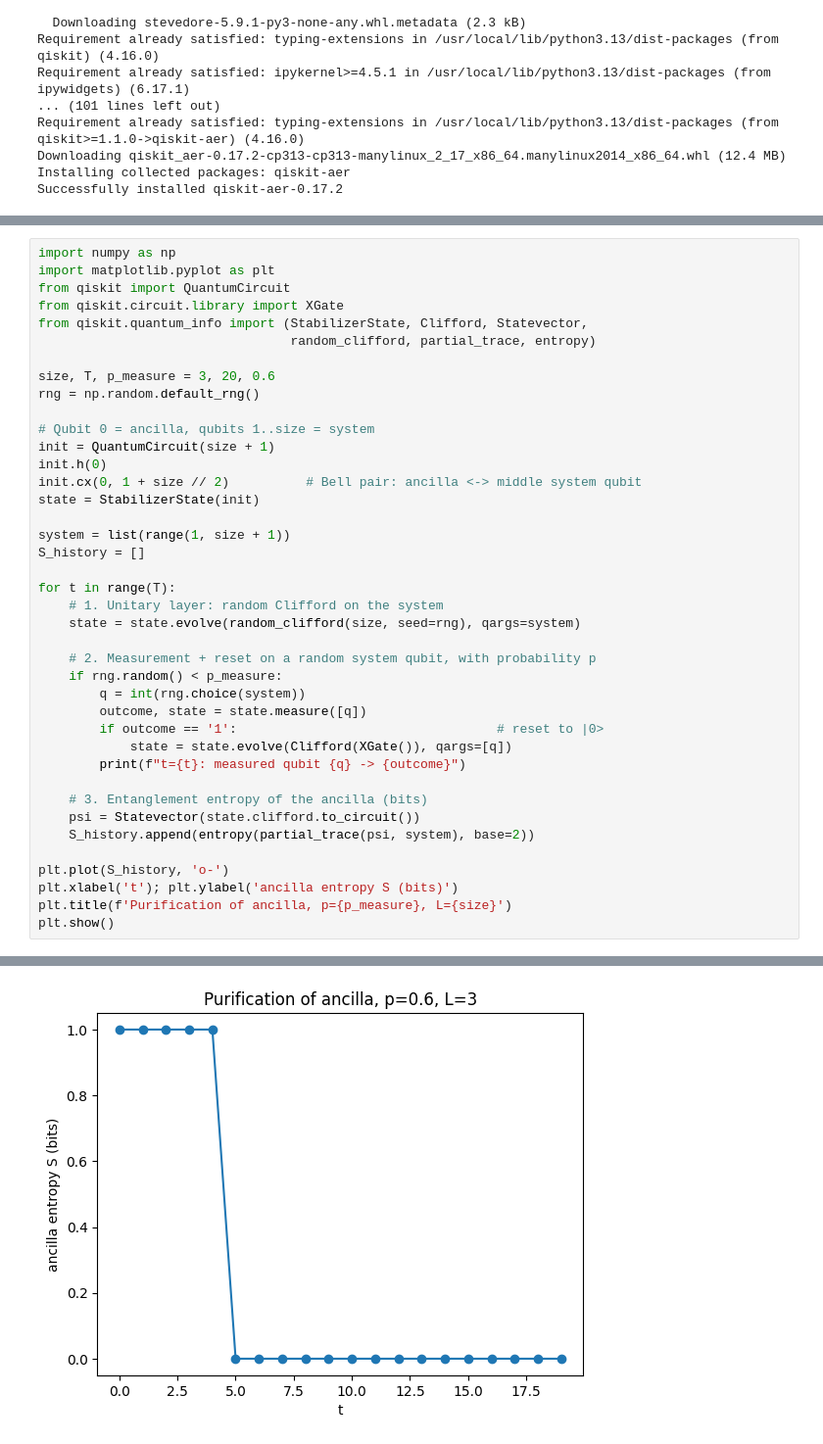
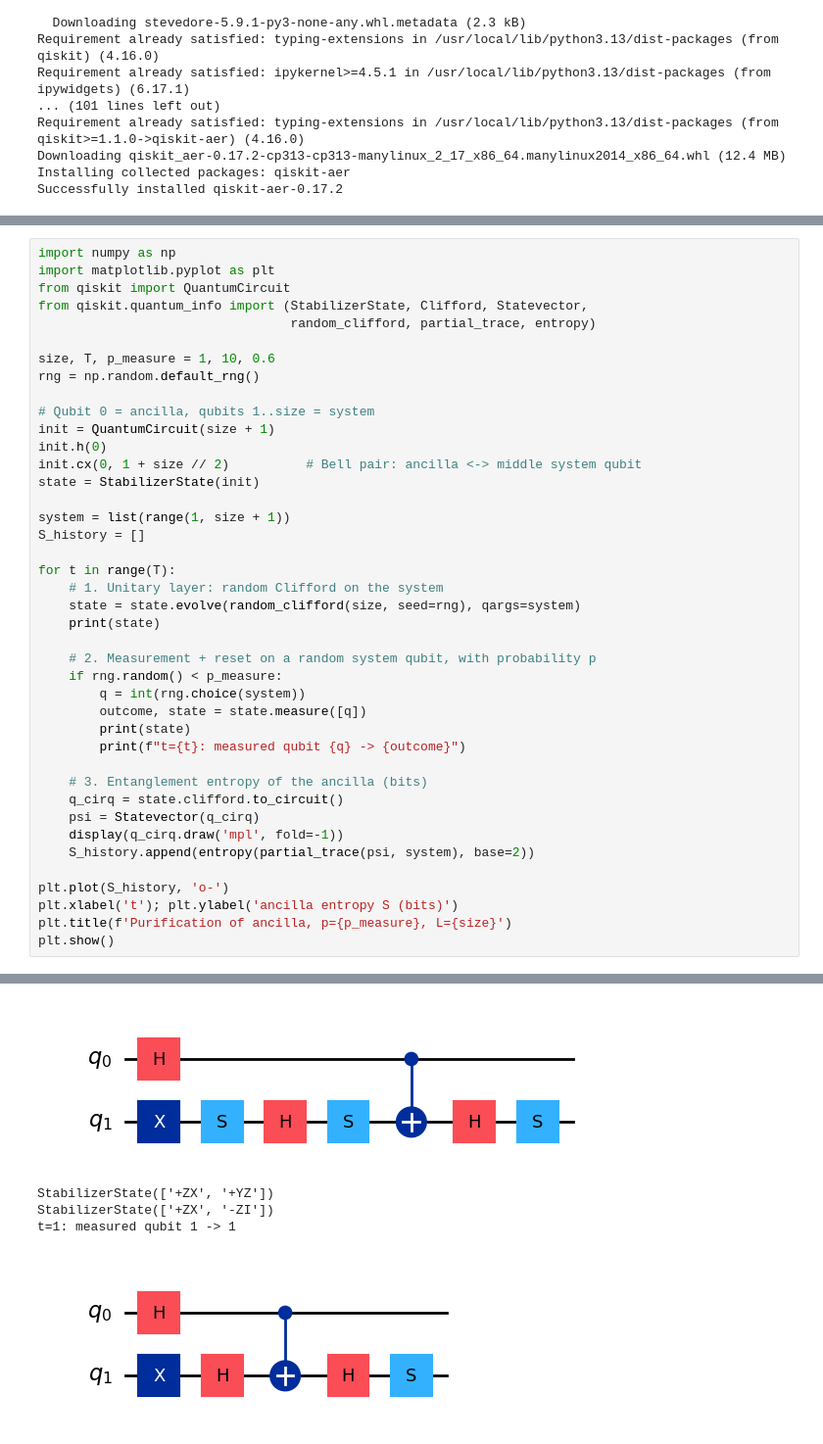
Before and after one commit to AKookani/BrickwallCliffordCircuit, a Jupyter notebook: Measurement induced dynamics with Stabilizer formalism.ipynb, the cells around one changed output, grey strips where cells are left out. Shown at 98% size. Saved outputs shown, nothing was run; the diff lists cells and outputs as text.

```diff
--- a/Measurement induced dynamics with Stabilizer formalism.ipynb
+++ b/Measurement induced dynamics with Stabilizer formalism.ipynb
@@ -143,11 +26,10 @@ t=4, S0=1.00, purity=0.50
 import numpy as np
 import matplotlib.pyplot as plt
 from qiskit import QuantumCircuit
-from qiskit.circuit.library import XGate
 from qiskit.quantum_info import (StabilizerState, Clifford, Statevector,
                                  random_clifford, partial_trace, entropy)
 
-size, T, p_measure = 3, 20, 0.6
+size, T, p_measure = 1, 10, 0.6
 rng = np.random.default_rng()
 
 # Qubit 0 = ancilla, qubits 1..size = system
@@ -162,17 +44,19 @@ S_history = []
 for t in range(T):
     # 1. Unitary layer: random Clifford on the system
     state = state.evolve(random_clifford(size, seed=rng), qargs=system)
+    print(state)
 
     # 2. Measurement + reset on a random system qubit, with probability p
     if rng.random() < p_measure:
         q = int(rng.choice(system))
         outcome, state = state.measure([q])
-        if outcome == '1':                                  # reset to |0>
-            state = state.evolve(Clifford(XGate()), qargs=[q])
+        print(state)
         print(f"t={t}: measured qubit {q} -> {outcome}")
 
     # 3. Entanglement entropy of the ancilla (bits)
-    psi = Statevector(state.clifford.to_circuit())
+    q_cirq = state.clifford.to_circuit()
+    psi = Statevector(q_cirq)
+    display(q_cirq.draw('mpl', fold=-1))
     S_history.append(entropy(partial_trace(psi, system), base=2))
 
 plt.plot(S_history, 'o-')
@@ -198 +68,5 @@ t=19: measured qubit 3 -> 0
-[figure, old version]
+[figure, new version]
+StabilizerState(['+ZX', '+YZ'])
+StabilizerState(['+ZX', '-ZI'])
+t=1: measured qubit 1 -> 1
+[figure, added]
```
Also changed, not shown: parts of 12 cells of this notebook.
